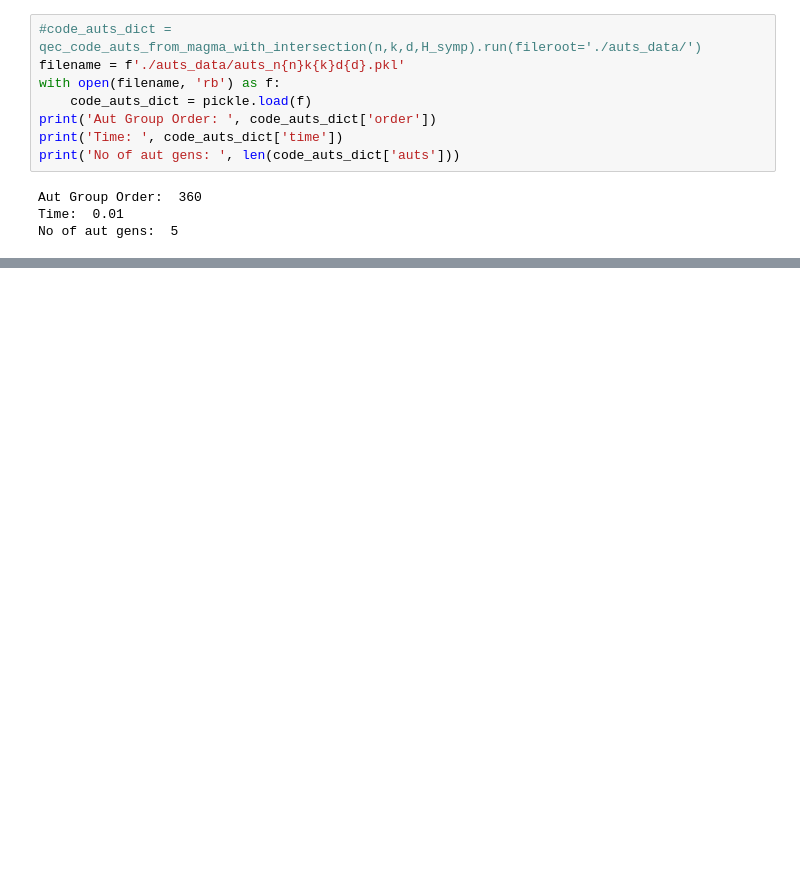
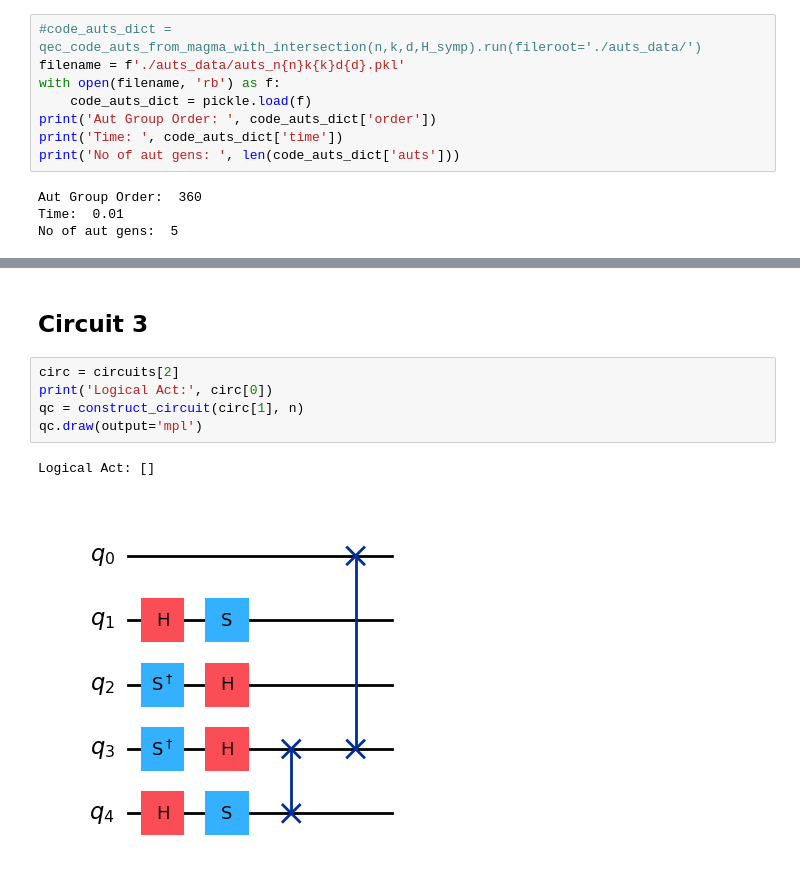
Before and after one commit to hsayginel/autqec, a Jupyter notebook: examples/[[5,1,3]].ipynb, the cells around one changed output, grey strips where cells are left out. Drawn from its saved outputs; the diff is of its cells as text; blank space fills up the shorter version.

```diff
--- a/examples/[[5,1,3]].ipynb
+++ b/examples/[[5,1,3]].ipynb
@@ -48,0 +73,10 @@ qc.draw(output='mpl')
+# %% [markdown]
+## Circuit 3
+# %%
+circ = circuits[2]
+print('Logical Act:', circ[0])
+qc = construct_circuit(circ[1], n)
+qc.draw(output='mpl')
+# %% [output]
+Logical Act: []
+[figure, added]
```
Also changed, not shown: parts of 29 cells of this notebook, 3 other files.
